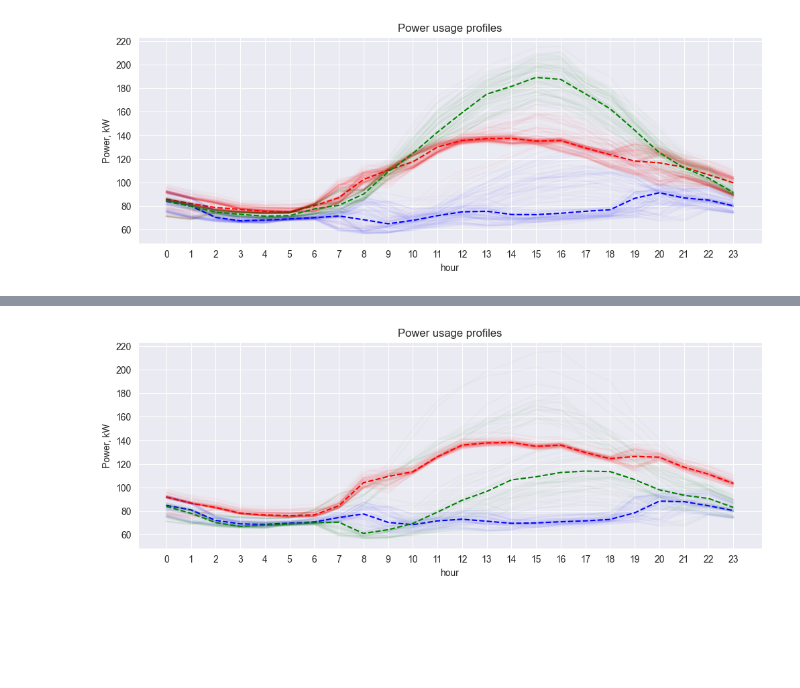
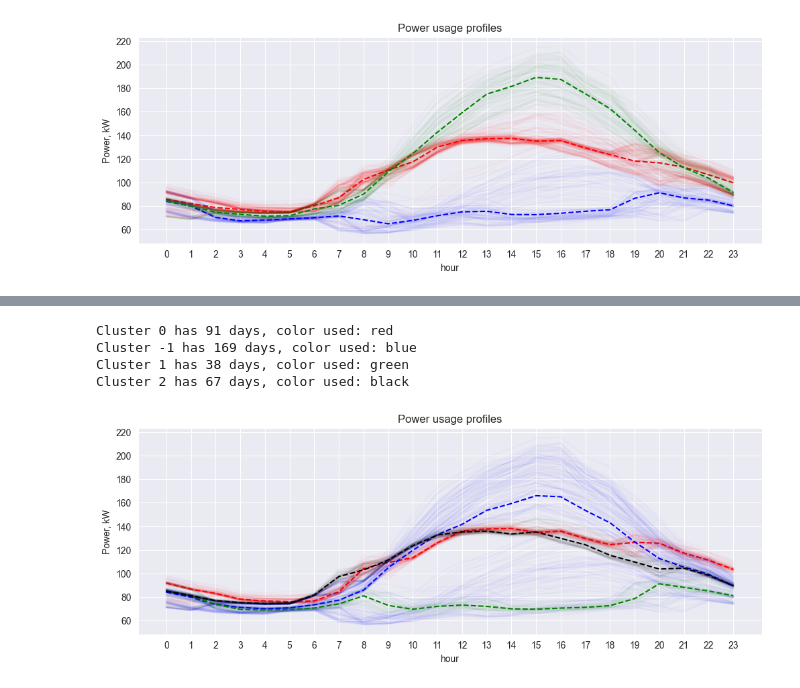
Before and after one commit to nitishsingh158/energy_consumption_clustering, a Jupyter notebook: energy_clustering.ipynb, the cells around one changed output, grey strips where cells are left out. Saved outputs shown, nothing was run; the diff lists cells and outputs as text; code cells hidden in the pictures; blank space fills up the shorter version.

Commit message:
added dbscan

```diff
--- a/energy_clustering.ipynb
+++ b/energy_clustering.ipynb
@@ -203,3 +204,10 @@ plt.title("Power usage profiles")
 plt.xticks(range(0, 24, 1));
 # %% [output]
 [figure]
+# %%
+# utilizing DBSCAN for clustering
+
+minimum_samples = 30
+knn = NearestNeighbors(n_neighbors=minimum_samples)
+knn.fit(train_x)
+distances, indices = knn.kneighbors(train_x)
@@ -206,7 +222,5 @@ plt.xticks(range(0, 24, 1));
 # %%
-# utilizing DBSCAN for clustering
-eps = 30
-minimum_samples = 26
+eps = 24
 dbscan = DBSCAN(eps=eps, min_samples = minimum_samples)
 y_pred = dbscan.fit_predict(train_x)
 # %%
@@ -214,14 +228,24 @@ y_sr = pd.Series(y_pred, name="cluster")
 data_power_clustered = data_power_only.set_index(y_sr, append=True)
 # %%
 clusters = y_sr.unique()
-colors = ["red", "blue", "green"]
+colors = ["red", "blue", "green", "black", "magenta"]
+cluster_colors = zip(clusters, colors[:len(clusters)])
+# %%
+for cluster, color in cluster_colors:
+    number_days= data_power_clustered.xs(cluster, level=1).shape[0]
+    print(f"Cluster {cluster} has {number_days} days, color used: {color}")
+# %% [output]
+Cluster 0 has 91 days, color used: red
+Cluster -1 has 169 days, color used: blue
+Cluster 1 has 38 days, color used: green
+Cluster 2 has 67 days, color used: black
 # %%
 fig, ax = plt.subplots(1,1,figsize=(12,4))
-for cluster, color in zip(clusters, colors):
+for cluster, color in zip(clusters, colors[:len(clusters)]):
     data_power_clustered.xs(cluster, level=1).T.plot(legend=False, alpha=0.02, ax=ax, color=color)
     data_power_clustered.xs(cluster, level=1).T.median(axis=1).plot(legend=False, color=color, ax=ax, ls="--")
 plt.ylabel("Power, kW")
 plt.title("Power usage profiles")
 plt.xticks(range(0, 24, 1));
 # %% [output]
-[figure, old version]
+[figure, new version]
```
Also changed, not shown: parts of 2 cells of this notebook.
